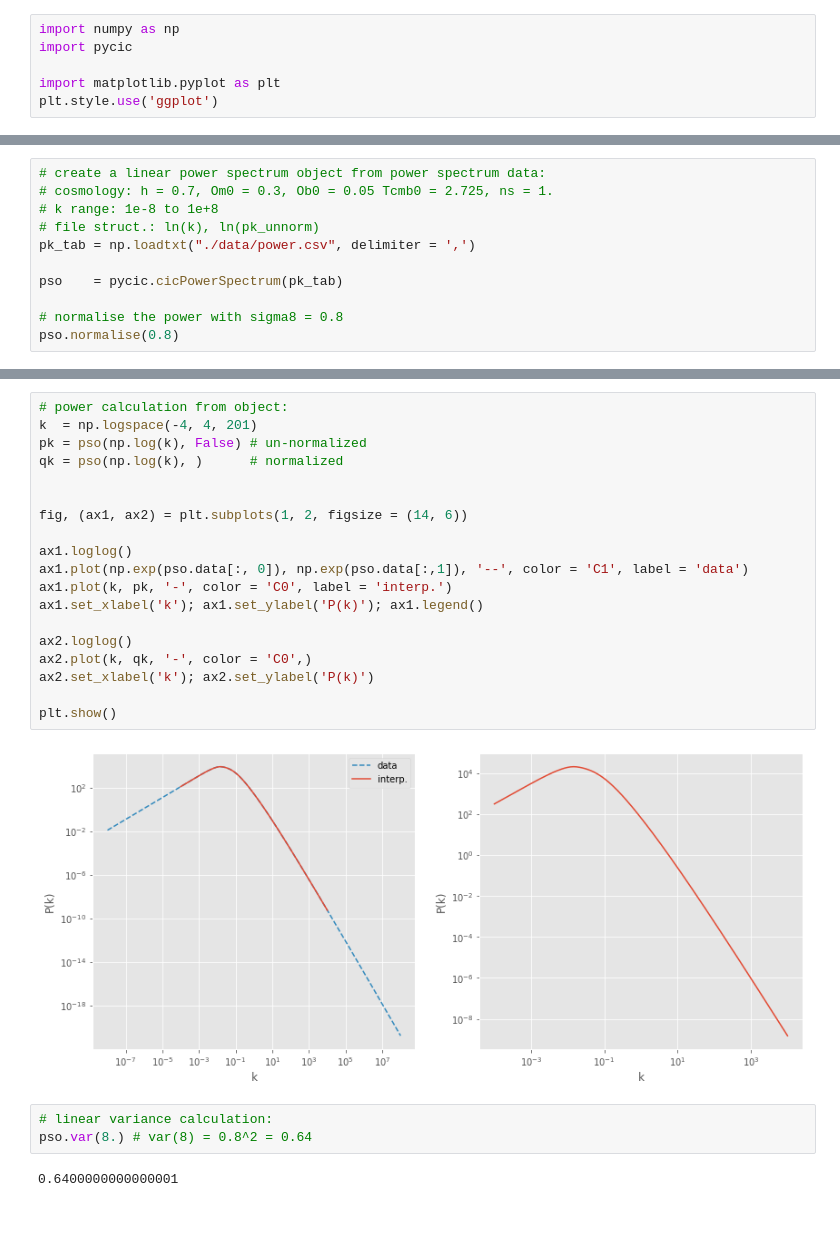
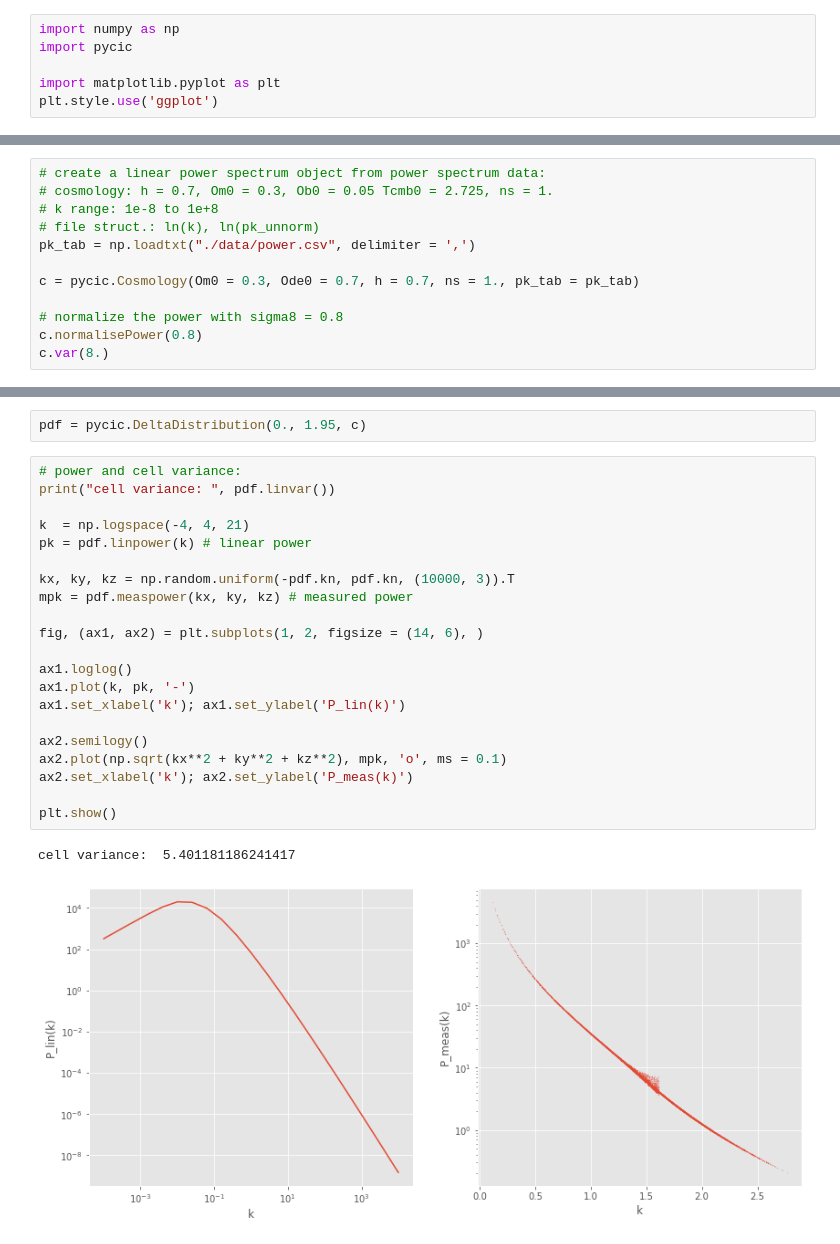
Before and after one commit to msssivadas10/cic_tests, a Jupyter notebook: test1.ipynb, the cells around one changed output, grey strips where cells are left out. Saved outputs shown, nothing was run; the diff lists cells and outputs as text; blank space fills up the shorter version.

Commit message:
Test for class DeltaDistribution

```diff
--- a/test1.ipynb
+++ b/test1.ipynb
@@ -33,7 +17,8 @@ Power spectrum is normalised by setting $\sigma_{\rm lin}(8) = \sigma_8$.
 # file struct.: ln(k), ln(pk_unnorm)
 pk_tab = np.loadtxt("./data/power.csv", delimiter = ',')
 
-pso    = pycic.cicPowerSpectrum(pk_tab)
+c = pycic.Cosmology(Om0 = 0.3, Ode0 = 0.7, h = 0.7, ns = 1., pk_tab = pk_tab)
 
-# normalise the power with sigma8 = 0.8
-pso.normalise(0.8)
+# normalize the power with sigma8 = 0.8
+c.normalisePower(0.8)
+c.var(8.)
@@ -40,26 +94,26 @@ pso.normalise(0.8)
+# %%
+pdf = pycic.DeltaDistribution(0., 1.95, c)
 # %%
-# power calculation from object:
-k  = np.logspace(-4, 4, 201)
-pk = pso(np.log(k), False) # un-normalized
-qk = pso(np.log(k), )      # normalized
+# power and cell variance:
+print("cell variance: ", pdf.linvar())
 
+k  = np.logspace(-4, 4, 21)
+pk = pdf.linpower(k) # linear power
 
-fig, (ax1, ax2) = plt.subplots(1, 2, figsize = (14, 6))
+kx, ky, kz = np.random.uniform(-pdf.kn, pdf.kn, (10000, 3)).T
+mpk = pdf.measpower(kx, ky, kz) # measured power
+
+fig, (ax1, ax2) = plt.subplots(1, 2, figsize = (14, 6), )
 
 ax1.loglog()
-ax1.plot(np.exp(pso.data[:, 0]), np.exp(pso.data[:,1]), '--', color = 'C1', label = 'data')
-ax1.plot(k, pk, '-', color = 'C0', label = 'interp.')
-ax1.set_xlabel('k'); ax1.set_ylabel('P(k)'); ax1.legend()
+ax1.plot(k, pk, '-')
+ax1.set_xlabel('k'); ax1.set_ylabel('P_lin(k)')
 
-ax2.loglog()
-ax2.plot(k, qk, '-', color = 'C0',)
-ax2.set_xlabel('k'); ax2.set_ylabel('P(k)')
+ax2.semilogy()
+ax2.plot(np.sqrt(kx**2 + ky**2 + kz**2), mpk, 'o', ms = 0.1)
+ax2.set_xlabel('k'); ax2.set_ylabel('P_meas(k)')
 
 plt.show()
 # %% [output]
+cell variance:  5.401181186241417
-[figure, old version]
+[figure, new version]
-# %%
-# linear variance calculation:
-pso.var(8.) # var(8) = 0.8^2 = 0.64
-# %% [output]
-0.6400000000000001
```
Also changed, not shown: parts of 19 cells of this notebook.
